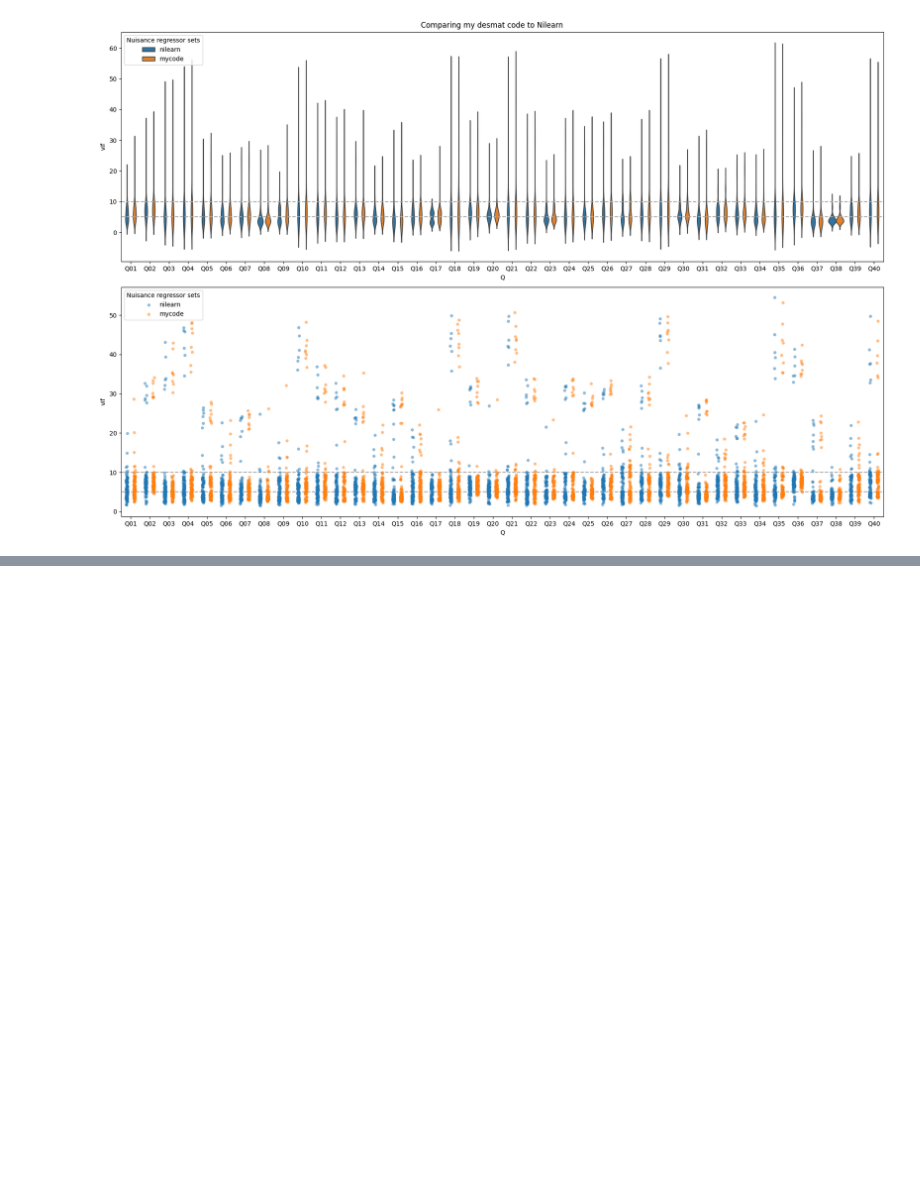
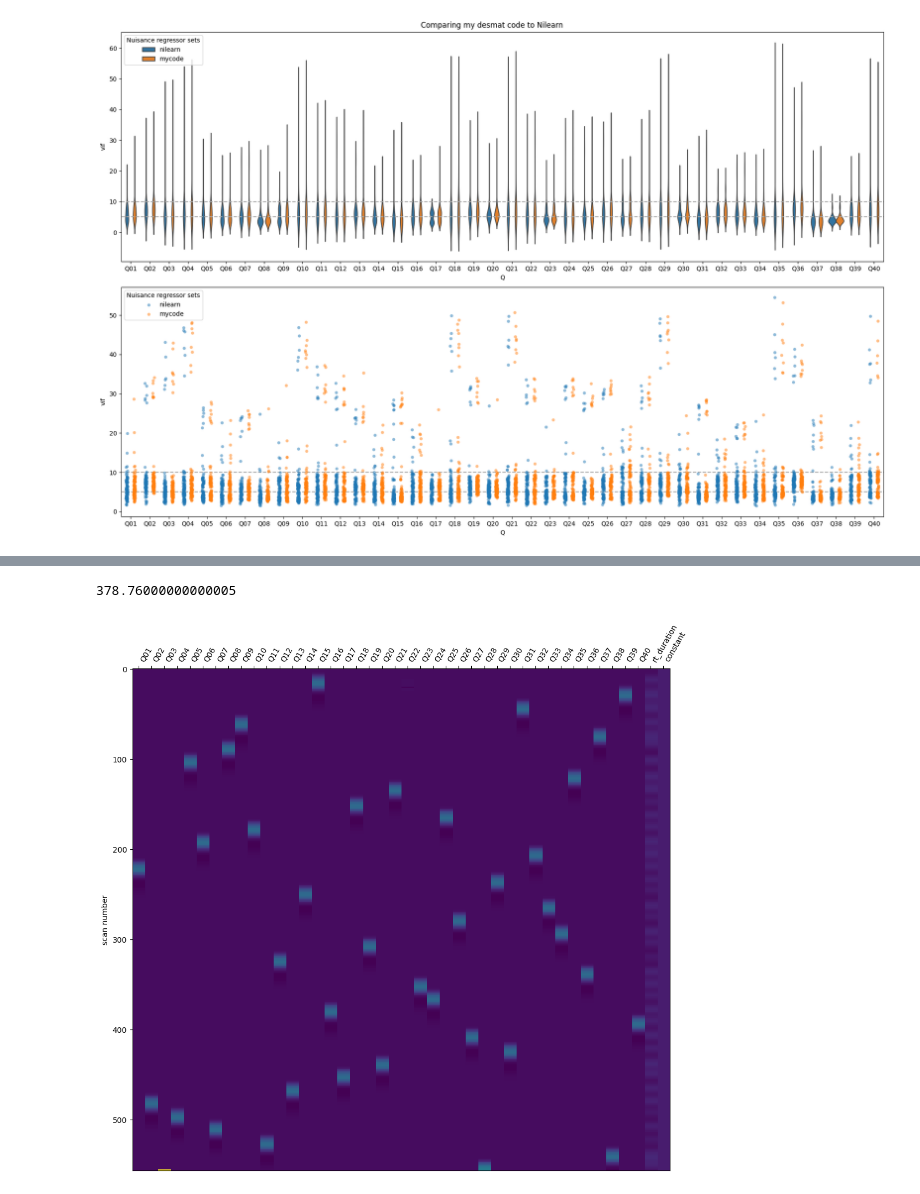
Before and after one commit to jmumford/survey-medley-model-exploration, a Jupyter notebook: code/code_checks.ipynb, the cells around one changed output, grey strips where cells are left out. Saved outputs shown, nothing was run; the diff lists cells and outputs as text; code cells hidden in the pictures; blank space fills up the shorter version.

```diff
--- a/code/code_checks.ipynb
+++ b/code/code_checks.ipynb
@@ -197,0 +204,41 @@ plt.show()
+# %%
+import numpy as np
+from nilearn.glm.first_level import make_first_level_design_matrix
+
+subnum = '618'
+tr = 0.68
+
+events, orig_desmat = load_event_files(subnum)
+
+if events['response_time'].isna().any():
+    # print(f'Warning: NaNs found in response_time for subject {subnum}')
+    events = events.dropna(subset=['response_time'])
+events_inc_dur_rt = events.copy()
+events_inc_dur_rt['duration'] = events_inc_dur_rt['response_time'].values
+events_inc_dur_rt['trial_type'] = 'rt_duration'
+events_inc_dur_rt = pd.concat([events, events_inc_dur_rt])
+
+events_inc_dur_rt = events_inc_dur_rt[['onset', 'duration', 'trial_type']]
+
+maxtime = orig_desmat.shape[0] * tr
+frame_times = np.arange(0, maxtime, tr)
+
+desmat = make_first_level_design_matrix(
+    frame_times,
+    events=events_inc_dur_rt,
+    hrf_model='spm',
+    drift_model=None,
+    min_onset=-24,
+    oversampling=5,
+).reset_index(drop=True)
+
+events_reduced = events_inc_dur_rt[events_inc_dur_rt['onset'] < 375]
+
+desmat_reduced_events = make_first_level_design_matrix(
+    frame_times,
+    events=events_reduced,
+    hrf_model='spm',
+    drift_model=None,
+    min_onset=-24,
+    oversampling=5,
+).reset_index(drop=True)
@@ -197,0 +280,9 @@ plt.show()
+# %%
+557 * 0.68
+# %% [output]
+378.76000000000005
+# %%
+plot_design_matrix(desmat)
+plt.show()
+# %% [output]
+[figure, added]
```
Also changed, not shown: parts of 4 cells of this notebook.
